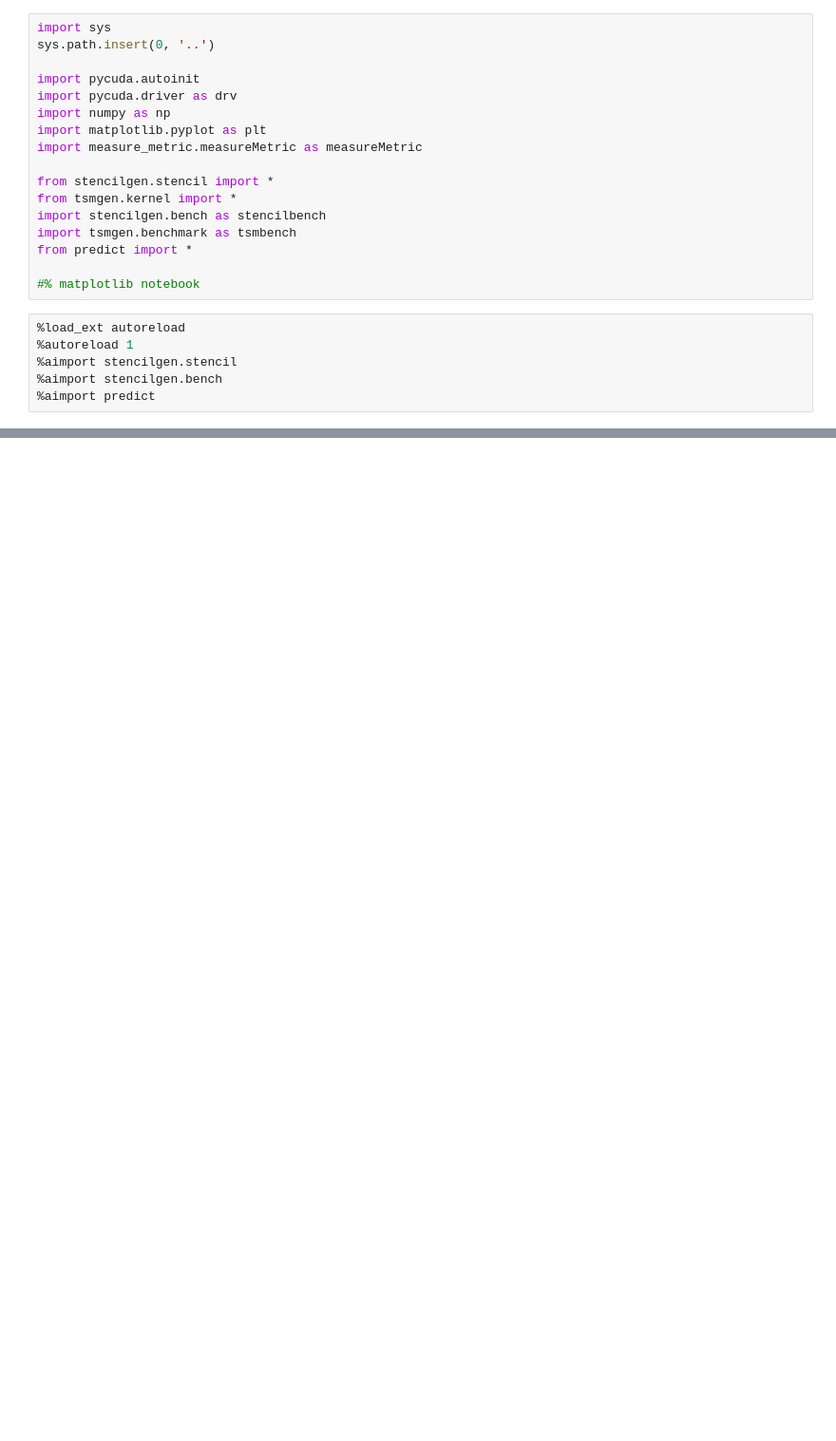
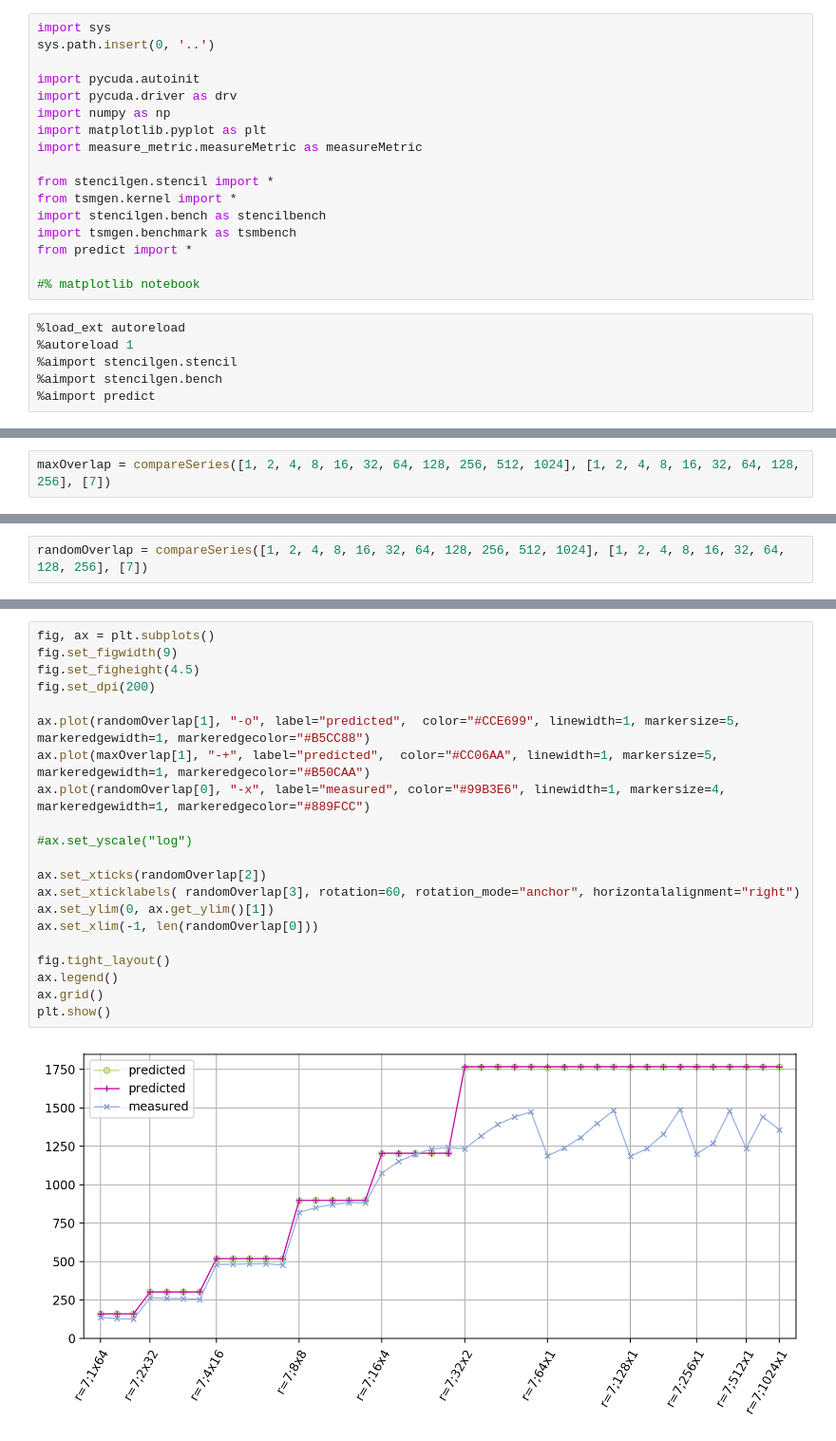
Before and after one commit to te42kyfo/warpspeed, a Jupyter notebook: notebooks/stencil-verify.ipynb, the cells around one changed output, grey strips where cells are left out. Shown: that part at 95% size. Cells and saved outputs as stored; diff of their text form; blank space fills up the shorter version.

Commit message:
visitor grid iteration, part 1

```diff
--- a/notebooks/stencil-verify.ipynb
+++ b/notebooks/stencil-verify.ipynb
@@ -170,0 +159,2 @@ plotComparison(*memdata)
+# %%
+maxOverlap = compareSeries([1, 2, 4, 8, 16, 32, 64, 128, 256, 512, 1024], [1, 2, 4, 8, 16, 32, 64, 128, 256], [7])
@@ -170,0 +179,2 @@ plotComparison(*memdata)
+# %%
+randomOverlap = compareSeries([1, 2, 4, 8, 16, 32, 64, 128, 256, 512, 1024], [1, 2, 4, 8, 16, 32, 64, 128, 256], [7])
@@ -170,0 +199,23 @@ plotComparison(*memdata)
+# %%
+fig, ax = plt.subplots()
+fig.set_figwidth(9)
+fig.set_figheight(4.5)
+fig.set_dpi(200)
+
+ax.plot(randomOverlap[1], "-o", label="predicted",  color="#CCE699", linewidth=1, markersize=5, markeredgewidth=1, markeredgecolor="#B5CC88")
+ax.plot(maxOverlap[1], "-+", label="predicted",  color="#CC06AA", linewidth=1, markersize=5, markeredgewidth=1, markeredgecolor="#B50CAA")
+ax.plot(randomOverlap[0], "-x", label="measured", color="#99B3E6", linewidth=1, markersize=4, markeredgewidth=1, markeredgecolor="#889FCC")
+
+#ax.set_yscale("log")
+
+ax.set_xticks(randomOverlap[2])
+ax.set_xticklabels( randomOverlap[3], rotation=60, rotation_mode="anchor", horizontalalignment="right")
+ax.set_ylim(0, ax.get_ylim()[1])
+ax.set_xlim(-1, len(randomOverlap[0]))
+
+fig.tight_layout()
+ax.legend()
+ax.grid()
+plt.show()
+# %% [output]
+[figure, added]
```
Also changed, not shown: parts of 8 cells of this notebook, 1 other file.
